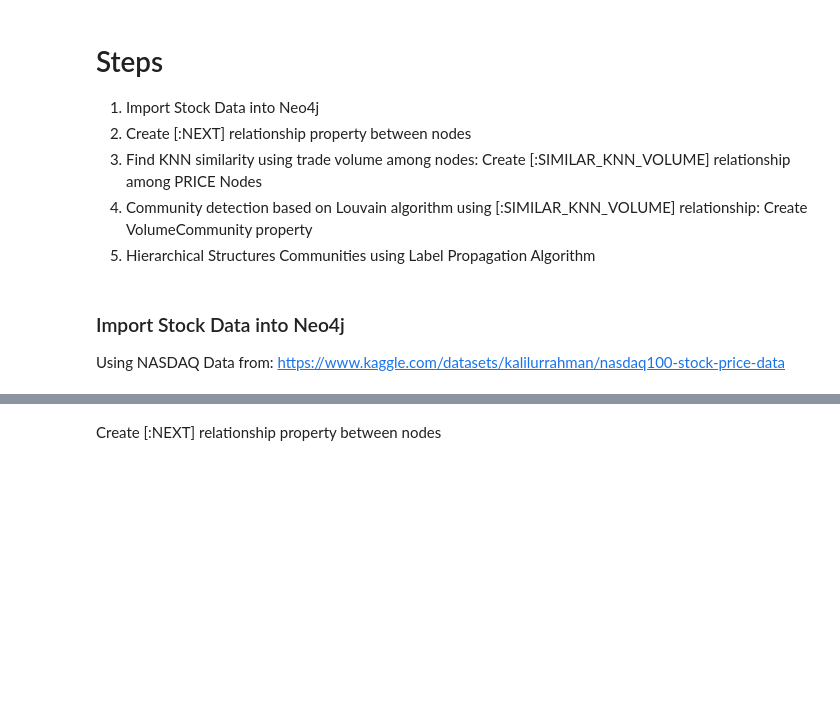
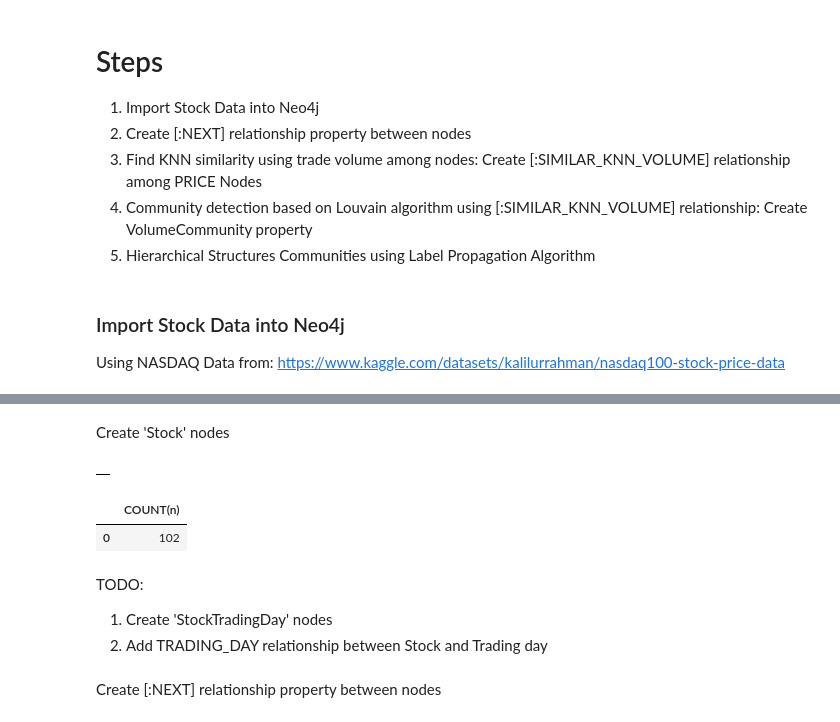
Before and after one commit to heysubhra/dgraph-stock-market-analysis, a Jupyter notebook: Stock Analysis.ipynb, the cells around one changed output, grey strips where cells are left out. Saved outputs shown, nothing was run; the diff lists cells and outputs as text; code cells hidden in the pictures; blank space fills up the shorter version.

```diff
--- a/Stock Analysis.ipynb
+++ b/Stock Analysis.ipynb
@@ -27,0 +46,17 @@ Using NASDAQ Data from: https://www.kaggle.com/datasets/kalilurrahman/nasdaq100-
+# %%
+# CONNECT NEO4j
+from neo4j import GraphDatabase
+
+uri = "bolt://{host}:7687".format(host=NEO4J_HOST)
+
+with GraphDatabase.driver(uri, auth=(NEO4J_USER, NEO4J_PASSWORD)) as driver:
+    driver.verify_connectivity()
+    session = driver.session(database='')
+
+def cypher_run(cypher):
+    result = session.run(cypher)
+    return result.to_df()
+
+def cypher_run_g(cypher):
+    result = session.run(cypher)
+    return result.graph()
@@ -27,0 +65,2 @@ Using NASDAQ Data from: https://www.kaggle.com/datasets/kalilurrahman/nasdaq100-
+# %% [markdown]
+Create 'Stock' nodes
@@ -28,11 +69,20 @@ Using NASDAQ Data from: https://www.kaggle.com/datasets/kalilurrahman/nasdaq100-
 # %%
 q = """
-LOAD CSV WITH HEADERS FROM 'http://fileserver:4858/patient_data/csv/payers.csv' AS row
-MERGE (p:Payer {id:row.Id})
-          SET p.name=row.NAME,
-            p.address=row.ADDRESS,
-            p.city=row.CITY,
-            p.zip=row.ZIP,
-            p.state=row.STATE_HEADQUARTERED
+LOAD CSV WITH HEADERS FROM 'http://fileserver:4858/NASDAQ_DATA/NASDAQ_100_Data_From_2010.csv' AS row
+MERGE (s:Stock {id:row.Name})
 """
 cypher_run(q)
+# %% [output]
+|  |
+# %%
+q="""
+MATCH (n:Stock) RETURN COUNT(n);
+"""
+cypher_run(q)
+# %% [output]
+|  | COUNT(n) |
+| 0 | 102 |
+# %% [markdown]
+TODO:
+1. Create 'StockTradingDay' nodes
+2. Add TRADING_DAY relationship between Stock and Trading day
```
Also changed, not shown: parts of 6 cells of this notebook.
